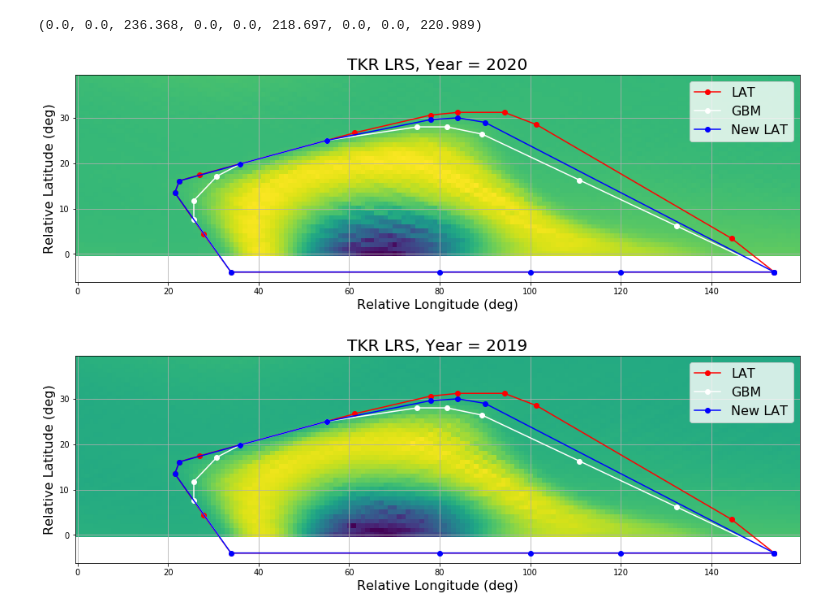
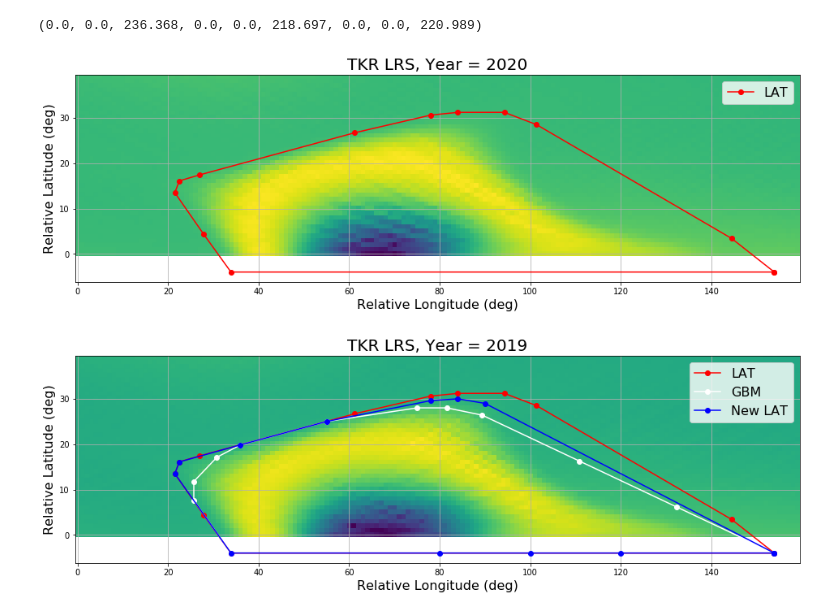
Before and after one commit to rac101/LATmetrics, a Jupyter notebook: SAApolyset/TKR_LRS_SAA_Polygon_Check.ipynb, the cells around one changed output. Drawn from its saved outputs; the diff is of its cells as text; code cells hidden in the pictures.

```diff
--- a/SAApolyset/TKR_LRS_SAA_Polygon_Check.ipynb
+++ b/SAApolyset/TKR_LRS_SAA_Polygon_Check.ipynb
@@ -228,18 +237,18 @@ newlat = np.array([-30.0,   3.0,   4.0,   3.6,  -1.0,  -6.15, - 9.9, -12.5, -30.
 # %%
 fig, ax = plt.subplots(figsize=(16, 8))
 #ax.imshow(np.sqrt(im2),origin='lower')
 #ax.imshow(np.log(im2),origin='lower')
 ax.imshow(np.log(ntim20),origin='lower')
 ax.plot(llon+120,llat+26,"o-",color='r',label='LAT')
-ax.plot(gbmlon+120,gbmlat+26,"o-",color='w',label='GBM')
-ax.plot(newlon+120,newlat+26,"o-",color='b',label='New LAT')
+#ax.plot(gbmlon+120,gbmlat+26,"o-",color='w',label='GBM')
+#ax.plot(newlon+120,newlat+26,"o-",color='b',label='New LAT')
 plt.title(det+' LRS, Year = 2020', size=20)
 plt.xlabel('Relative Longitude (deg)',size=16)
 plt.ylabel('Relative Latitude (deg)',size=16)
 plt.legend(fontsize=16)
 ax.grid()
 # %% [output]
-[figure, old version]
+[figure, new version]
 # %%
 fig, ax = plt.subplots(figsize=(16, 8))
 #ax.imshow(np.sqrt(im2),origin='lower')
```
Also changed, not shown: parts of 10 cells of this notebook, 4 other files.
